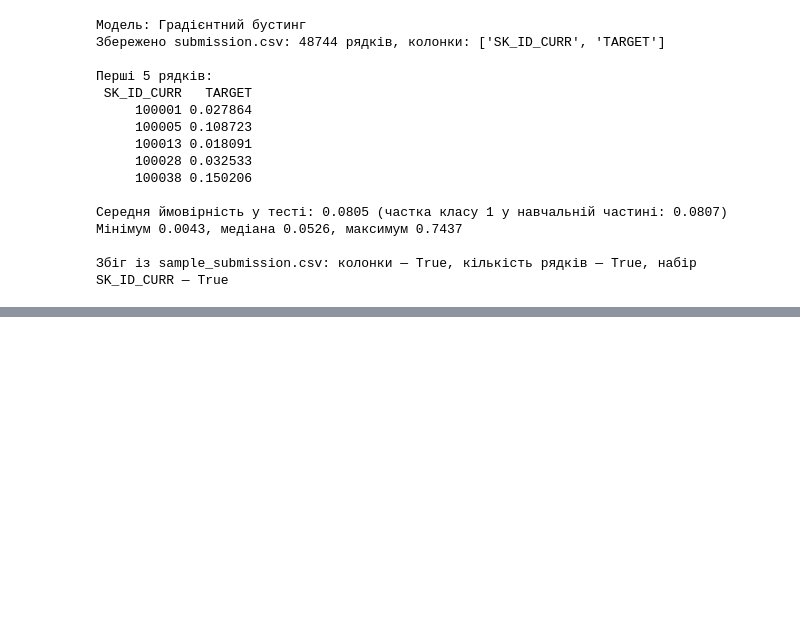
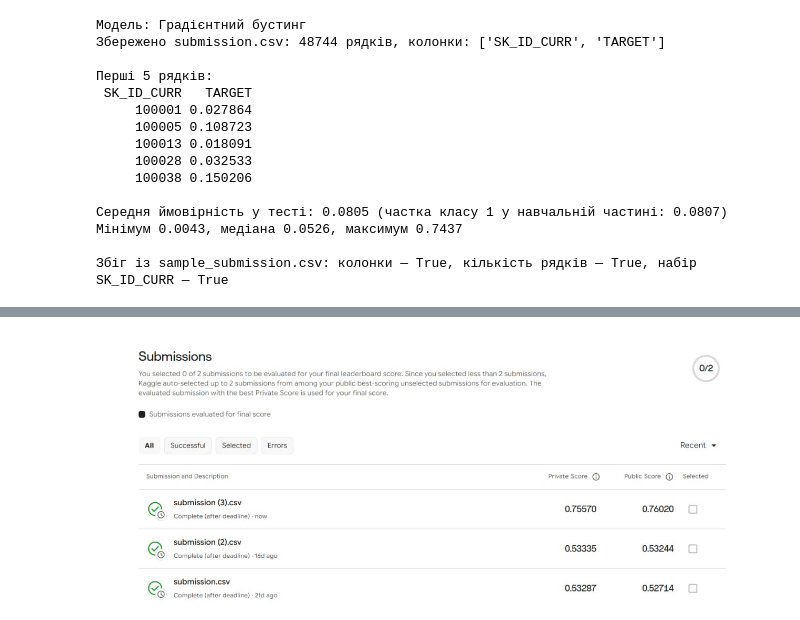
Before and after one commit to valera99686/ml-lab4, a Jupyter notebook: Lab4_Model_Selection.ipynb, the cells around one changed output, grey strips where cells are left out. Drawn from its saved outputs; the diff is of its cells as text; code cells hidden in the pictures; blank space fills up the shorter version.

```diff
--- a/Lab4_Model_Selection.ipynb
+++ b/Lab4_Model_Selection.ipynb
@@ -1078,0 +1085,16 @@ except FileNotFoundError:
+# %%
+# --- Знімок екрана з результатом на Kaggle ---
+
+# Імпорт засобів для показу зображення в ноутбуці
+from IPython.display import Image, display
+
+# Знімок лежить у підкаталозі images/ поруч із ноутбуком
+SCREENSHOT = os.path.join('images', 'kaggle_result.png')
+
+if os.path.exists(SCREENSHOT):
+    # Показуємо знімок вкладки "Подання" з оцінками Public та Private
+    display(Image(filename=SCREENSHOT, width=950))
+else:
+    print(f"Знімок {SCREENSHOT} не знайдено: покладіть його в підкаталог images/.")
+# %% [output]
+[figure, added]
```
Also changed, not shown: parts of 3 cells of this notebook, 2 other files.
